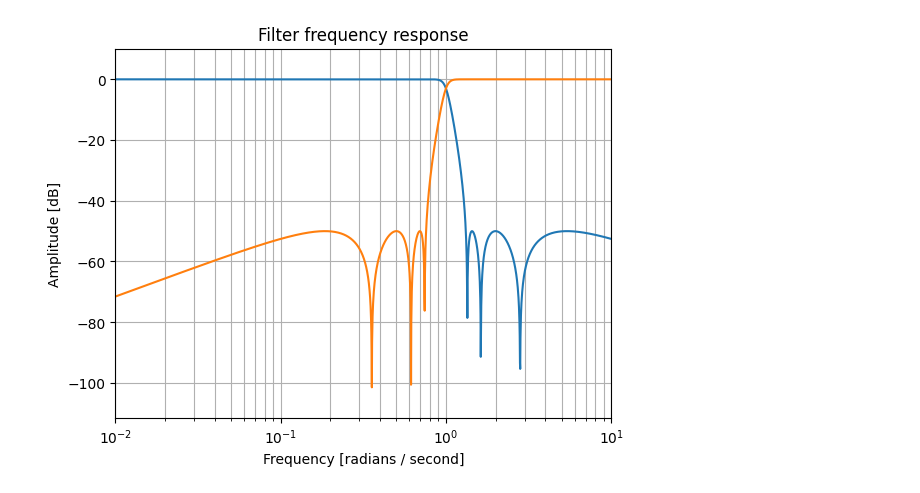
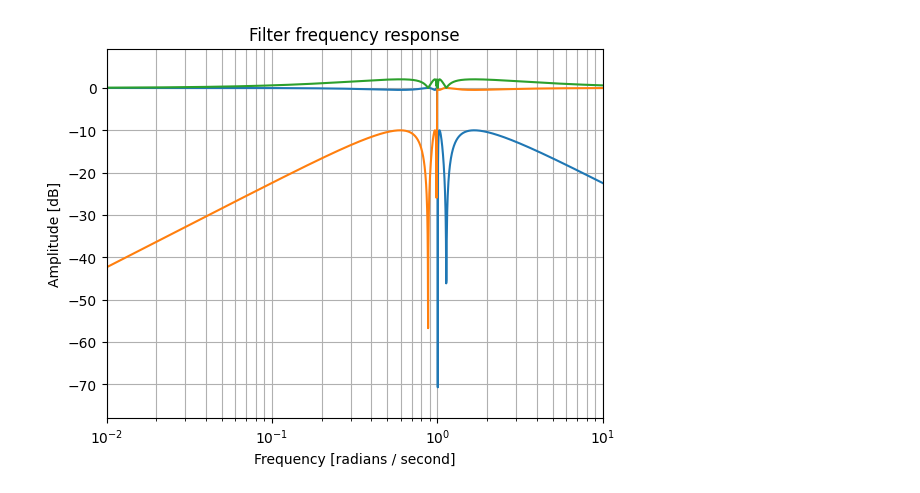
Before and after one commit to raphaelw/filter-design, a Jupyter notebook: examples/linkwitz-riley.ipynb, the cells around one changed output. Saved outputs shown, nothing was run; the diff lists cells and outputs as text; code cells hidden in the pictures.

```diff
--- a/examples/linkwitz-riley.ipynb
+++ b/examples/linkwitz-riley.ipynb
@@ -12,6 +16,6 @@ from scipy import signal
 from filterdesign import emqf
 # %%
 order = 7
-stopband_attenuation = 50 #dB
+stopband_attenuation = 10 #dB
 # %% [markdown]
 $$
@@ -51,20 +35,22 @@ G_2
 # %%
 z, p , k = G_1
 b, a = signal.zpk2tf(z, p, k)
-w, h = signal.freqs(b, a, 2000)
-plt.semilogx(w, 20 * np.log10(abs(h)))
+w, h1 = signal.freqs(b, a, 2000)
+plt.semilogx(w, 20 * np.log10(abs(h1)))
 
 z, p , k = G_2
 b, a = signal.zpk2tf(z, p, k)
-w, h = signal.freqs(b, a, 2000)
-plt.semilogx(w, 20 * np.log10(abs(h)))
+w, h2 = signal.freqs(b, a, 2000)
+plt.semilogx(w, 20 * np.log10(abs(h2)))
+
+plt.semilogx(w, 20 * np.log10(abs(h1)+abs(h2)))
 
 plt.title("Filter frequency response")
 plt.xlabel("Frequency [radians / second]")
 plt.ylabel("Amplitude [dB]")
 plt.margins(0, 0.1)
 plt.grid(which="both", axis="both")
 # plt.axvline(100, color='green') # cutoff frequency
 plt.show()
 # %% [output]
-[figure, old version]
+[figure, new version]
```
Also changed, not shown: parts of 7 cells of this notebook.
